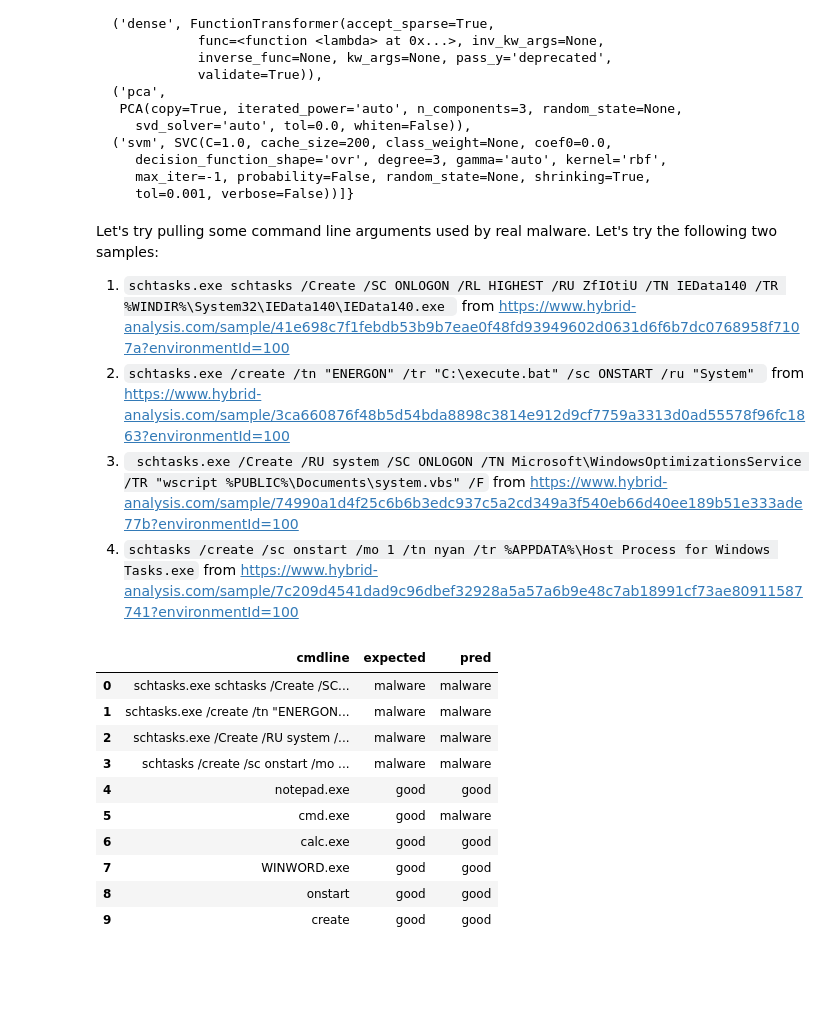
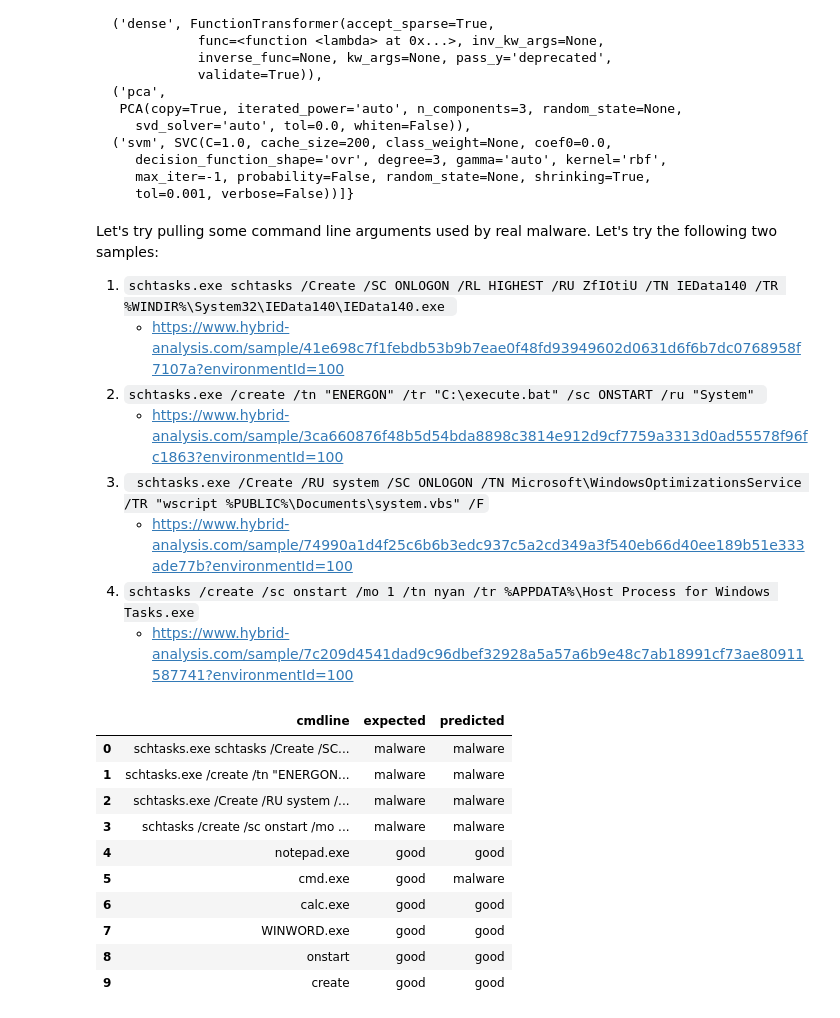
Before and after one commit to ckc5800/detecting_malicious_activity, a Jupyter notebook: ml_csec_applications.ipynb, the cells around one changed output. Saved outputs shown, nothing was run; the diff lists cells and outputs as text; code cells hidden in the pictures; blank space fills up the shorter version.

```diff
--- a/ml_csec_applications.ipynb
+++ b/ml_csec_applications.ipynb
@@ -1062,7 +1062,7 @@ for frame in ransomware:
     rows = frame[frame.EventData_TargetFilename.str.contains("keycrypted")].copy()
     rows['label'] = 'malware'
     rows['label_desc'] = "ransomware file writes"
-    malicious.append(rows)
+    malicious = malicious.append(rows)
 # %%
 malicious.sample(5)
 # %% [output]
@@ -1440,49 +1442,53 @@ schtasks_clf.__dict__
 # %% [markdown]
 Let's try pulling some command line arguments used by real malware. Let's try the following two samples:
 
-1. `schtasks.exe schtasks /Create /SC ONLOGON /RL HIGHEST /RU ZfIOtiU /TN IEData140 /TR %WINDIR%\System32\IEData140\IEData140.exe ` from https://www.hybrid-analysis.com/sample/41e698c7f1febdb53b9b7eae0f48fd93949602d0631d6f6b7dc0768958f7107a?environmentId=100
-2. `schtasks.exe /create /tn "ENERGON" /tr "C:\execute.bat" /sc ONSTART /ru "System" ` from https://www.hybrid-analysis.com/sample/3ca660876f48b5d54bda8898c3814e912d9cf7759a3313d0ad55578f96fc1863?environmentId=100
-3. ` schtasks.exe /Create /RU system /SC ONLOGON /TN Microsoft\WindowsOptimizationsService /TR "wscript %PUBLIC%\Documents\system.vbs" /F` from https://www.hybrid-analysis.com/sample/74990a1d4f25c6b6b3edc937c5a2cd349a3f540eb66d40ee189b51e333ade77b?environmentId=100
-4. `schtasks /create /sc onstart /mo 1 /tn nyan /tr %APPDATA%\Host Process for Windows Tasks.exe` from https://www.hybrid-analysis.com/sample/7c209d4541dad9c96dbef32928a5a57a6b9e48c7ab18991cf73ae80911587741?environmentId=100
+1. `schtasks.exe schtasks /Create /SC ONLOGON /RL HIGHEST /RU ZfIOtiU /TN IEData140 /TR %WINDIR%\System32\IEData140\IEData140.exe `
+    * https://www.hybrid-analysis.com/sample/41e698c7f1febdb53b9b7eae0f48fd93949602d0631d6f6b7dc0768958f7107a?environmentId=100
+2. `schtasks.exe /create /tn "ENERGON" /tr "C:\execute.bat" /sc ONSTART /ru "System" `
+    * https://www.hybrid-analysis.com/sample/3ca660876f48b5d54bda8898c3814e912d9cf7759a3313d0ad55578f96fc1863?environmentId=100
+3. ` schtasks.exe /Create /RU system /SC ONLOGON /TN Microsoft\WindowsOptimizationsService /TR "wscript %PUBLIC%\Documents\system.vbs" /F`
+    * https://www.hybrid-analysis.com/sample/74990a1d4f25c6b6b3edc937c5a2cd349a3f540eb66d40ee189b51e333ade77b?environmentId=100
+4. `schtasks /create /sc onstart /mo 1 /tn nyan /tr %APPDATA%\Host Process for Windows Tasks.exe`
+    * https://www.hybrid-analysis.com/sample/7c209d4541dad9c96dbef32928a5a57a6b9e48c7ab18991cf73ae80911587741?environmentId=100
 # %%
-mal_tasks = [
+mal_cmd_lines = [
     "schtasks.exe schtasks /Create /SC ONLOGON /RL HIGHEST /RU ZfIOtiU /TN IEData140 /TR %WINDIR%\System32\IEData140\IEData140.exe",
     "schtasks.exe /create /tn \"ENERGON\" /tr \"C:\execute.bat\" /sc ONSTART /ru \"System\"",
     "schtasks.exe /Create /RU system /SC ONLOGON /TN Microsoft\WindowsOptimizationsService /TR \"wscript %PUBLIC%\Documents\system.vbs\" /F",
     "schtasks /create /sc onstart /mo 1 /tn nyan /tr %APPDATA%\Host Process for Windows Tasks.exe",
 ]
 
-good_tasks = [
+good_cmd_lines = [
     "notepad.exe",
     "cmd.exe",
     "calc.exe",
     "WINWORD.exe",
     "onstart",
     "create",
 ]
 
 results = []
 
-for task in mal_tasks:
+for task in mal_cmd_lines:
     pred = schtasks_clf.predict([task])[0]
     results.append({
-        "pred": pred,
+        "predicted": pred,
         "expected": "malware",
         "cmdline": task,
     })
 
-for task in good_tasks:
+for task in good_cmd_lines:
     pred = schtasks_clf.predict([task])[0]
     results.append({
-        "pred": pred,
+        "predicted": pred,
         "expected": "good",
         "cmdline": task,
     })
 
 results_df = pd.DataFrame(results)
 results_df
 # %% [output]
-|  | cmdline | expected | pred |
+|  | cmdline | expected | predicted |
 | 0 | schtasks.exe schtasks /Create /SC... | malware | malware |
 | 1 | schtasks.exe /create /tn "ENERGON... | malware | malware |
 | 2 | schtasks.exe /Create /RU system /... | malware | malware |
```
Also changed, not shown: parts of 10 cells of this notebook, 1 other file.
